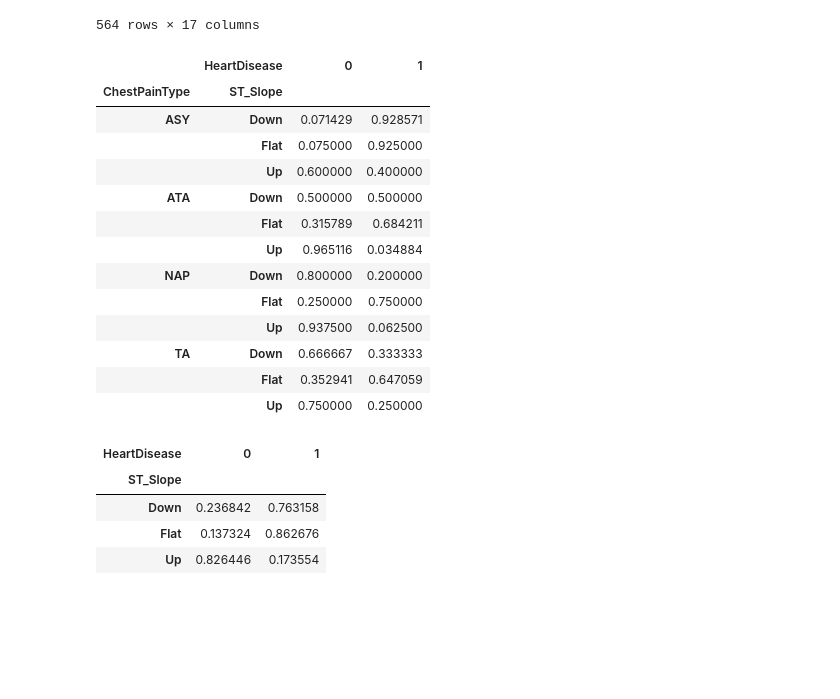
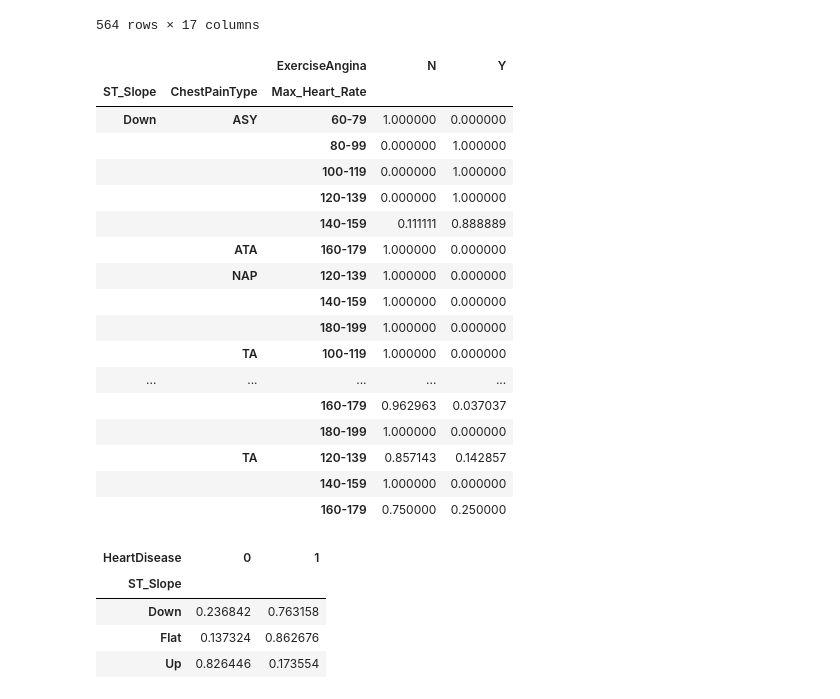
Before and after one commit to Rahul-Mistri/Bayesian-Network-for-Cardiovascular-Disease-Prediction, a Jupyter notebook: data processing.ipynb, the cells around one changed output. Saved outputs shown, nothing was run; the diff lists cells and outputs as text; code cells hidden in the pictures; blank space fills up the shorter version.

```diff
--- a/data processing.ipynb
+++ b/data processing.ipynb
@@ -38,23 +38,27 @@ df
 pd.set_option('display.max_rows',None)
 # %%
 #BHAVISH CELL
-table = pd.crosstab([df.ChestPainType,df.ST_Slope],df.HeartDisease,normalize='index')
+table = pd.crosstab([df.ST_Slope,df.ChestPainType,df.Max_Heart_Rate],df.ExerciseAngina,normalize='index')
 table
 # %% [output]
-|  | HeartDisease | 0 | 1 |
-| ChestPainType | ST_Slope |  |  |
-| ASY | Down | 0.071429 | 0.928571 |
-|  | Flat | 0.075000 | 0.925000 |
-|  | Up | 0.600000 | 0.400000 |
-| ATA | Down | 0.500000 | 0.500000 |
-|  | Flat | 0.315789 | 0.684211 |
-|  | Up | 0.965116 | 0.034884 |
-| NAP | Down | 0.800000 | 0.200000 |
-|  | Flat | 0.250000 | 0.750000 |
-|  | Up | 0.937500 | 0.062500 |
-| TA | Down | 0.666667 | 0.333333 |
-|  | Flat | 0.352941 | 0.647059 |
-|  | Up | 0.750000 | 0.250000 |
+|  |  | ExerciseAngina | N | Y |
+| ST_Slope | ChestPainType | Max_Heart_Rate |  |  |
+| Down | ASY | 60-79 | 1.000000 | 0.000000 |
+|  |  | 80-99 | 0.000000 | 1.000000 |
+|  |  | 100-119 | 0.000000 | 1.000000 |
+|  |  | 120-139 | 0.000000 | 1.000000 |
+|  |  | 140-159 | 0.111111 | 0.888889 |
+|  | ATA | 160-179 | 1.000000 | 0.000000 |
+|  | NAP | 120-139 | 1.000000 | 0.000000 |
+|  |  | 140-159 | 1.000000 | 0.000000 |
+|  |  | 180-199 | 1.000000 | 0.000000 |
+|  | TA | 100-119 | 1.000000 | 0.000000 |
+| ... | ... | ... | ... | ... |
+|  |  | 160-179 | 0.962963 | 0.037037 |
+|  |  | 180-199 | 1.000000 | 0.000000 |
+|  | TA | 120-139 | 0.857143 | 0.142857 |
+|  |  | 140-159 | 1.000000 | 0.000000 |
+|  |  | 160-179 | 0.750000 | 0.250000 |
 # %%
 #BHAVISH CELL
 table = pd.crosstab([df.ST_Slope],df.HeartDisease,normalize='index')
```
Also changed, not shown: 1 other file.
